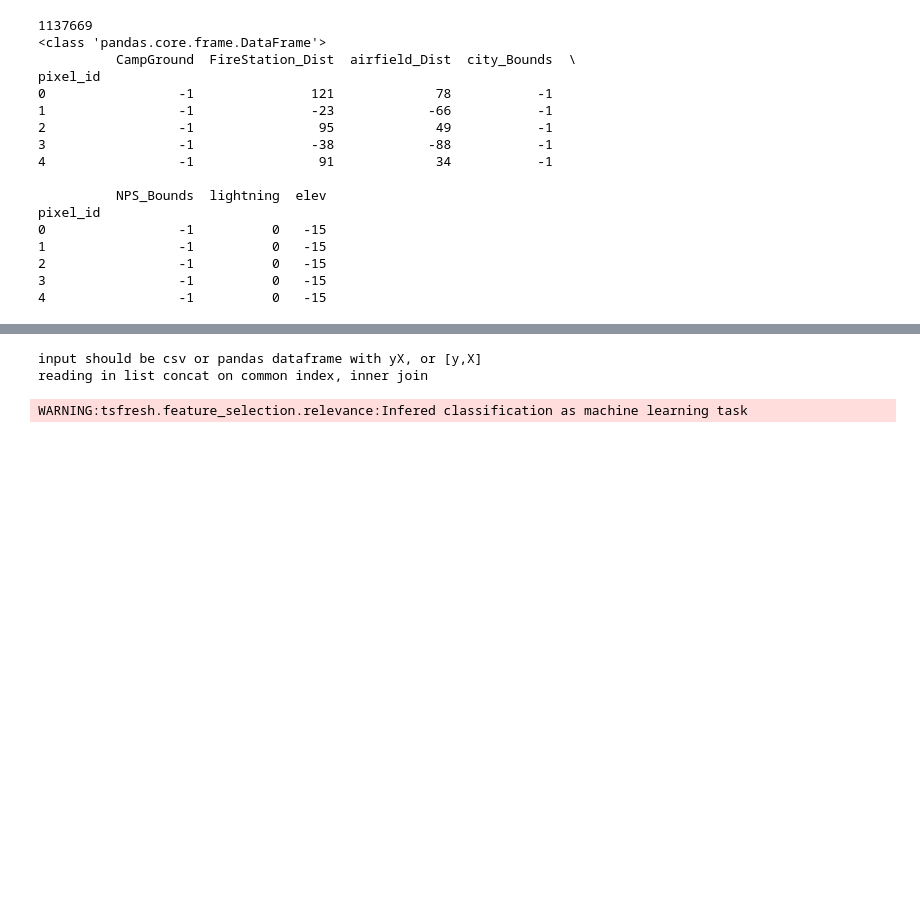
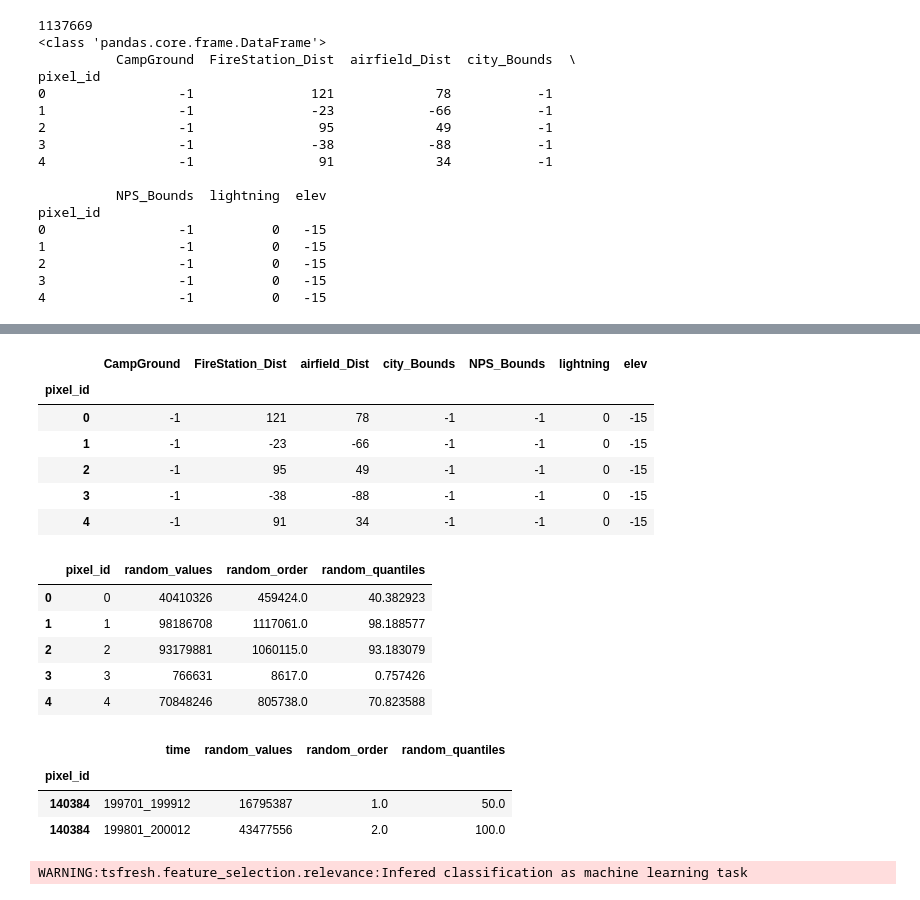
Before and after one commit to isaacWpark/wildfire_FRAP, a Jupyter notebook: Workflow/Window_Workflow_MultiYear_FullData_Dev.ipynb, the cells around one changed output, grey strips where cells are left out. Saved outputs shown, nothing was run; the diff lists cells and outputs as text; code cells hidden in the pictures; blank space fills up the shorter version.

Commit message:
pixel and year random quantile for test-train split initial edits

```diff
--- a/Workflow/Window_Workflow_MultiYear_FullData_Dev.ipynb
+++ b/Workflow/Window_Workflow_MultiYear_FullData_Dev.ipynb
@@ -185,16 +197,45 @@ combined_Data.head()
 # %%
-target_Data.head()
+invar_Data.head()
+# %% [output]
+|  | CampGround | FireStation_Dist | airfield_Dist | city_Bounds | NPS_Bounds | lightning | elev |
+| pixel_id |  |  |  |  |  |  |  |
+| 0 | -1 | 121 | 78 | -1 | -1 | 0 | -15 |
+| 1 | -1 | -23 | -66 | -1 | -1 | 0 | -15 |
+| 2 | -1 | 95 | 49 | -1 | -1 | 0 | -15 |
+| 3 | -1 | -38 | -88 | -1 | -1 | 0 | -15 |
+| 4 | -1 | 91 | 34 | -1 | -1 | 0 | -15 |
 # %%
 ### replace this with custom version where we select training locations, and training years
 ###(some points go into testing across all years, some years go into testing for all points)
 ### so we can separately evaluate predictive power in novel years, and in novel locations
 
-obj = [target_data,extracted_features]
+#select testing pixels
+pixelSelector = invar_Data.loc[:, []]
+pixelSelector['random_values'] = np.random.randint(0,99999999, size=len(pixelSelector))
+pixelSelector["random_order"] = pixelSelector.random_values.rank()
+pixelSelector["random_quantiles"] = pixelSelector.random_order.apply(lambda x: x / len(pixelSelector) * 100)
+pixelSelector.reset_index(inplace = True)
 
-X_train, X_test, y_train, y_test = md.get_data(obj,
-                                            stratify=True,
-                                            test_size=0.9,
-                                            scale=False  )
+testing_Pixels = pixelSelector[pi]
+
+pixelSelector.head()
 # %% [output]
-input should be csv or pandas dataframe with yX, or [y,X]
-reading in list concat on common index, inner join
+|  | pixel_id | random_values | random_order | random_quantiles |
+| 0 | 0 | 40410326 | 459424.0 | 40.382923 |
+| 1 | 1 | 98186708 | 1117061.0 | 98.188577 |
+| 2 | 2 | 93179881 | 1060115.0 | 93.183079 |
+| 3 | 3 | 766631 | 8617.0 | 0.757426 |
+| 4 | 4 | 70848246 | 805738.0 | 70.823588 |
+# %%
+#Select testing years
+yearSelector = combined_Data.loc[:, ["time"]]
+yearSelector = yearSelector.drop_duplicates()
+yearSelector['random_values'] = np.random.randint(0,99999999, size=len(yearSelector))
+yearSelector["random_order"] = yearSelector.random_values.rank()
+yearSelector["random_quantiles"] = yearSelector.random_order.apply(lambda x: x / len(yearSelector) * 100)
+yearSelector
+# %% [output]
+|  | time | random_values | random_order | random_quantiles |
+| pixel_id |  |  |  |  |
+| 140384 | 199701_199912 | 16795387 | 1.0 | 50.0 |
+| 140384 | 199801_200012 | 43477556 | 2.0 | 100.0 |
```
Also changed, not shown: parts of 3 cells of this notebook.
